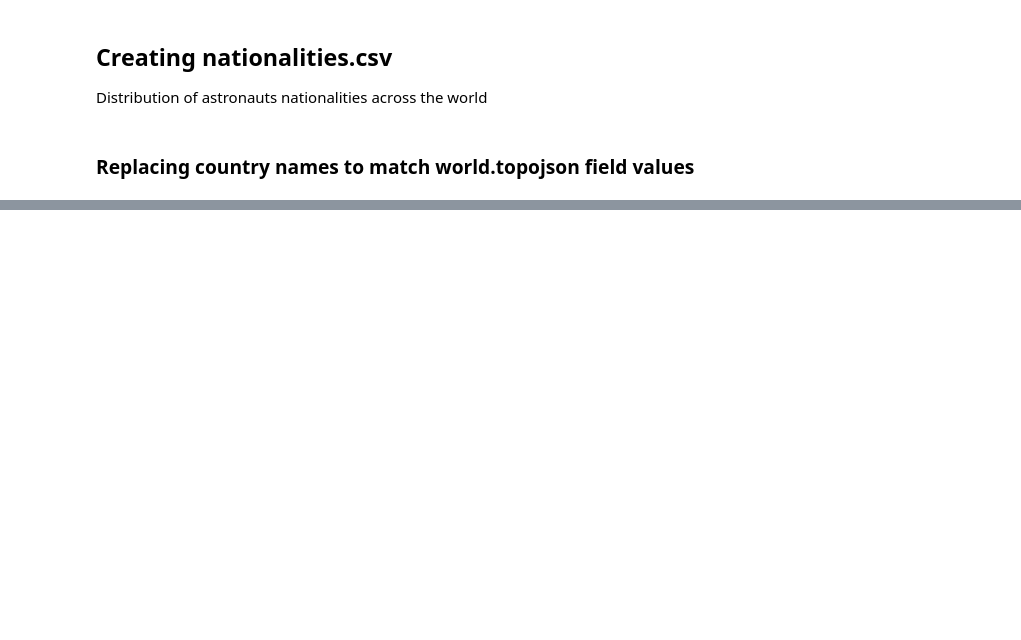
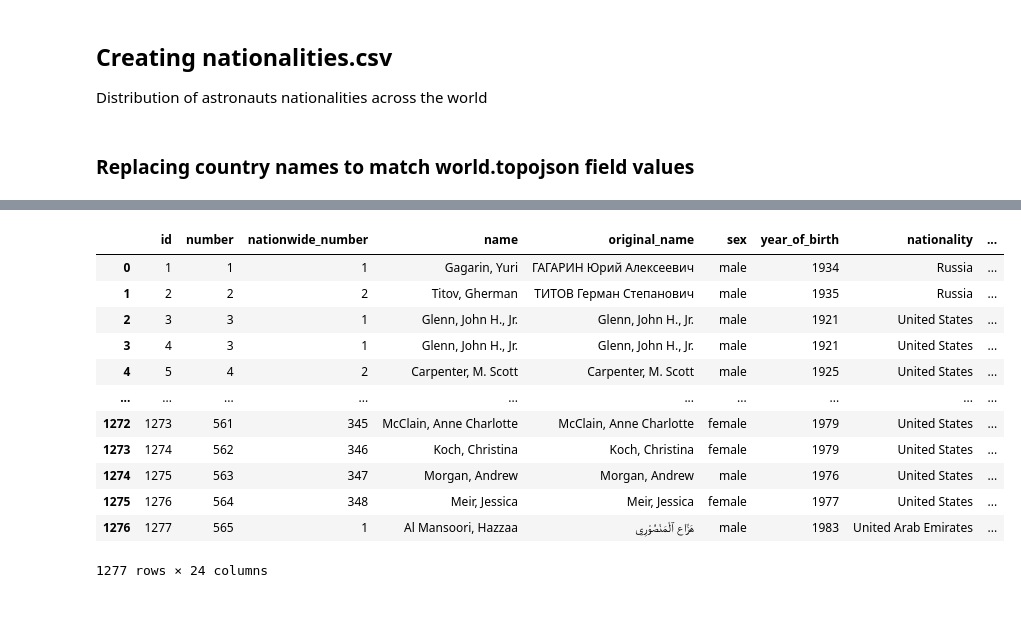
Before and after one commit to ni-xon/data-visualisation, a Jupyter notebook: data-cleaning/cleaning.ipynb, the cells around one changed output, grey strips where cells are left out. Saved outputs shown, nothing was run; the diff lists cells and outputs as text; code cells hidden in the pictures; blank space fills up the shorter version.

```diff
--- a/data-cleaning/cleaning.ipynb
+++ b/data-cleaning/cleaning.ipynb
@@ -26,0 +34,16 @@ raw_data.head()
+# %%
+raw_data
+# %% [output]
+|  | id | number | nationwide_number | name | original_name | sex | year_of_birth | nationality | ... |
+| 0 | 1 | 1 | 1 | Gagarin, Yuri | ГАГАРИН Юрий Алексеевич | male | 1934 | Russia | ... |
+| 1 | 2 | 2 | 2 | Titov, Gherman | ТИТОВ Герман Степанович | male | 1935 | Russia | ... |
+| 2 | 3 | 3 | 1 | Glenn, John H., Jr. | Glenn, John H., Jr. | male | 1921 | United States | ... |
+| 3 | 4 | 3 | 1 | Glenn, John H., Jr. | Glenn, John H., Jr. | male | 1921 | United States | ... |
+| 4 | 5 | 4 | 2 | Carpenter, M. Scott | Carpenter, M. Scott | male | 1925 | United States | ... |
+| ... | ... | ... | ... | ... | ... | ... | ... | ... | ... |
+| 1272 | 1273 | 561 | 345 | McClain, Anne Charlotte | McClain, Anne Charlotte | female | 1979 | United States | ... |
+| 1273 | 1274 | 562 | 346 | Koch, Christina | Koch, Christina | female | 1979 | United States | ... |
+| 1274 | 1275 | 563 | 347 | Morgan, Andrew | Morgan, Andrew | male | 1976 | United States | ... |
+| 1275 | 1276 | 564 | 348 | Meir, Jessica | Meir, Jessica | female | 1977 | United States | ... |
+| 1276 | 1277 | 565 | 1 | Al Mansoori, Hazzaa | هَزَّاع ٱلْمَنْصُوْرِي | male | 1983 | United Arab Emirates | ... |
+1277 rows × 24 columns
```
Also changed, not shown: parts of 5 cells of this notebook, 4 other files.
